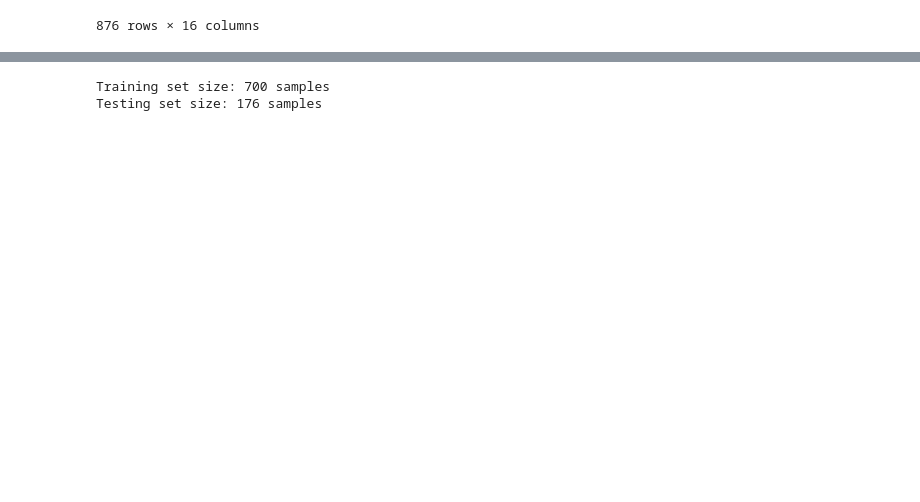
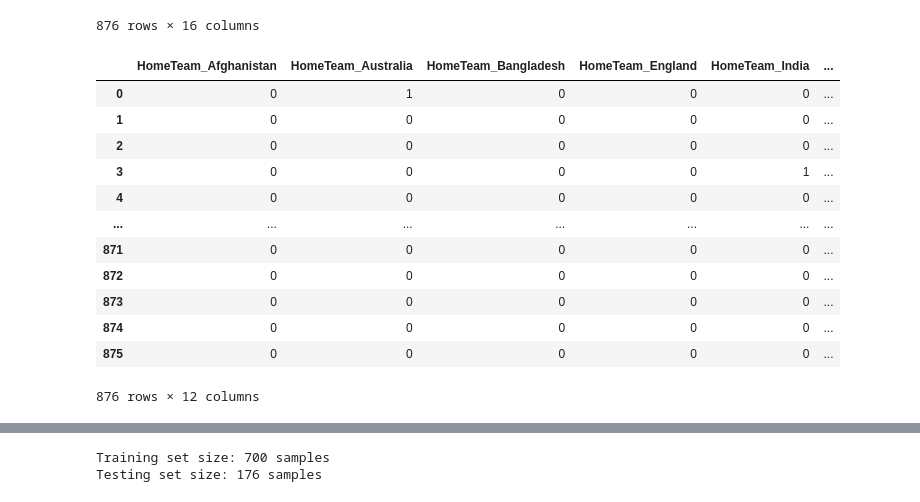
Before and after one commit to TheFishStillSmiles/cricket_ML_internship, a Jupyter notebook: test_cricket_log_regression_prediction.ipynb, the cells around one changed output, grey strips where cells are left out. Saved outputs shown, nothing was run; the diff lists cells and outputs as text; code cells hidden in the pictures; blank space fills up the shorter version.

```diff
--- a/test_cricket_log_regression_prediction.ipynb
+++ b/test_cricket_log_regression_prediction.ipynb
@@ -228,9 +243,8 @@ test_data
 876 rows × 13 columns
 # %%
 #Calculating ELO
-starting_ELO = 1500
-max_ELO_gain = 30
-home_boost = 50 #How many Elo points home advantage is worth
+starting_ELO = 1000
+home_boost = 30 #How many Elo points home advantage is worth
 
 #Initialize Elo ratings for all unique teams
 unique_team_names = pd.concat([test_data['HomeTeam'], test_data['AwayTeam']]).unique()
@@ -240,3 +254,6 @@ unique_team_names
 array(['Australia', 'South Africa', 'India', 'Pakistan', 'New Zealand',
        'West Indies', 'England', 'Sri Lanka', 'Zimbabwe', 'Bangladesh',
        'Ireland', 'Afghanistan', 'ICC World XI'], dtype=object)
+# %%
+games_played_count = {team: 0 for team in unique_team_names}
+games_played_count
@@ -243,3 +274,18 @@ array(['Australia', 'South Africa', 'India', 'Pakistan', 'New Zealand',
+# %%
+# Function to determine max ELO gain based on games played
+def get_max_ELO_gain(games_played, recent_form):
+    if games_played < 10:
+        max_gain = 30 # Higher ELO gain for new teams
+    elif games_played < 30:
+        max_gain = 15 # Moderate ELO gain for developing teams
+    else:
+        max_gain = 5 # Lower ELO gain for established teams
+
+    form_multiplier = 1.5 - recent_form
+
+    max_gain = max_gain * form_multiplier
+
+    return max(3, min(max_gain, 50))
 # %%
 #Lists to store Elo ratings for each match
 home_team_elos_at_match = []
@@ -249,7 +295,7 @@ away_team_elos_at_match = []
 for index, row in test_data.iterrows():
     home_team = row['HomeTeam']
     away_team = row['AwayTeam']
-    winner = row['HomeTeamWin']
+    winner = row['Winner']
 
     #Get current ELO ratings
     home_elo = elo_ratings[home_team]
@@ -278,14 +324,23 @@ for index, row in test_data.iterrows():
         score_home = 0
         score_away = 1
 
+    # Get dynamic ELO gain for each team based on their games played count
+    ELO_gain_home = get_max_ELO_gain(games_played_count[home_team], row['HomeTeamForm'])
+    ELO_gain_away = get_max_ELO_gain(games_played_count[away_team], row['AwayTeamForm'])
+
+
     #Update ELO ratings (we will make the rating change more pronounced if they win despite not being expected to)
-    new_home_elo = home_elo + max_ELO_gain * (score_home - 1.2 * expected_home_win)
-    new_away_elo = away_elo + max_ELO_gain * (score_away - 1.2 * expected_away_win)
+    new_home_elo = home_elo + ELO_gain_home * (score_home - expected_home_win)
+    new_away_elo = away_elo + ELO_gain_away * (score_away - expected_away_win)
 
     #Update ELO list
     elo_ratings[home_team] = new_home_elo
     elo_ratings[away_team] = new_away_elo
 
+    # Increment games played count for both teams
+    games_played_count[home_team] += 1
+    games_played_count[away_team] += 1
+
 #Add the ELO ratings to the dataframe
 test_data['Home ELO'] = home_team_elos_at_match
 test_data['Away ELO'] = away_team_elos_at_match
@@ -328,0 +397,21 @@ y = test_data['HomeTeamWin']
+# %%
+# Create one-hot encoded columns for HomeTeam
+home_team_ohe = pd.get_dummies(test_data['HomeTeam'], prefix='HomeTeam', dtype=int)
+# Create one-hot encoded columns for AwayTeam
+away_team_ohe = pd.get_dummies(test_data['AwayTeam'], prefix='AwayTeam', dtype=int)
+
+home_team_ohe
+# %% [output]
+|  | HomeTeam_Afghanistan | HomeTeam_Australia | HomeTeam_Bangladesh | HomeTeam_England | HomeTeam_India | ... |
+| 0 | 0 | 1 | 0 | 0 | 0 | ... |
+| 1 | 0 | 0 | 0 | 0 | 0 | ... |
+| 2 | 0 | 0 | 0 | 0 | 0 | ... |
+| 3 | 0 | 0 | 0 | 0 | 1 | ... |
+| 4 | 0 | 0 | 0 | 0 | 0 | ... |
+| ... | ... | ... | ... | ... | ... | ... |
+| 871 | 0 | 0 | 0 | 0 | 0 | ... |
+| 872 | 0 | 0 | 0 | 0 | 0 | ... |
+| 873 | 0 | 0 | 0 | 0 | 0 | ... |
+| 874 | 0 | 0 | 0 | 0 | 0 | ... |
+| 875 | 0 | 0 | 0 | 0 | 0 | ... |
+876 rows × 12 columns
```
Also changed, not shown: parts of 24 cells of this notebook.
